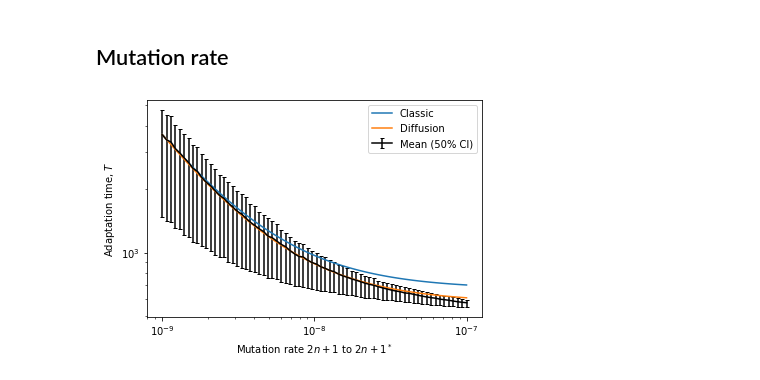
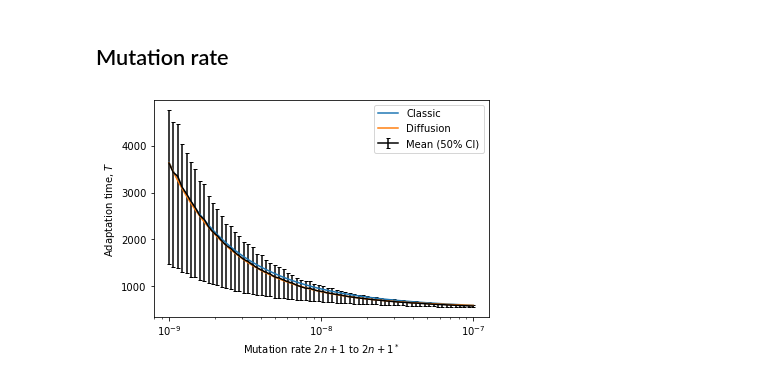
Before and after one commit to yoavram-lab/Heatrisomy, a Jupyter notebook: notebooks_mp/no aneuploidy.ipynb, the cells around one changed output. Cells and saved outputs as stored; diff of their text form; code cells hidden in the pictures.

```diff
--- a/notebooks_mp/no aneuploidy.ipynb
+++ b/notebooks_mp/no aneuploidy.ipynb
@@ -11,7 +13,7 @@ def τ(w_i, w_j, x, y):
     return np.log((x * (1-y)) / ((1-x) * y)) / np.log(w_j / w_i)
 
 
-def T(N, μ1, μ2, δ, w_euwt, w_anwt, w_anmt, w_eumt, PLOT_N=False, PLOT_δ=False ):
+def T(N, μ1, μ2, δ, w_euwt, w_anwt, w_anmt, w_eumt, x_0=0, PLOT_N=False, PLOT_δ=False ):
     assert w_euwt < w_anwt < w_anmt < w_eumt
     p_euwt_eumt = 1 - (1 - 2*((w_eumt - w_euwt) / w_euwt) * μ1)**N
     p_euwt_anwt = 1 - (1 - 2*((w_anwt - w_euwt) / w_euwt) * δ)**N
@@ -28,7 +30,7 @@ def T(N, μ1, μ2, δ, w_euwt, w_anwt, w_anmt, w_eumt, PLOT_N=False, PLOT_δ=Fal
     p_a = p_euwt_anwt / (p_euwt_eumt + p_euwt_anwt)
 
     #
-    τ_euwt_eumt = τ(w_euwt, w_eumt, x=0.95, y=np.maximum(δ,1/N))
+    τ_euwt_eumt = τ(w_euwt, w_eumt, x=0.95, y=np.maximum(x_0,1/N))
     # start with one or delta*N individuals  # why delta*N and not 2*s*delta*N
     τ_euwt_anwt = τ(w_euwt, w_anwt, x=1-1/N, y=np.maximum(δ, 1/N))
     #
@@ -119,7 +123,7 @@ def τ_kimura(N, w_i, w_j, x, y):
 #     print(J1, J2, u, 1-u)
     return J1 + ((1 - u) / u) * J2 # eq 17 in Kimura & Ohta, Genetics 1969
 # %%
-def T_kimura(N, μ1, μ2, δ, w_euwt, w_anwt, w_anmt, w_eumt):
+def T_kimura(N, μ1, μ2, δ, w_euwt, w_anwt, w_anmt, w_eumt, x_0=0):
     assert w_euwt < w_anwt < w_anmt < w_eumt
     p_euwt_eumt = 1 - (1 - p_kimura(N, (w_eumt - w_euwt) / w_euwt) * μ1)**N
     p_euwt_anwt = 1 - (1 - p_kimura(N, (w_anwt - w_euwt) / w_euwt) * δ)**N
@@ -137,7 +141,7 @@ def T_kimura(N, μ1, μ2, δ, w_euwt, w_anwt, w_anmt, w_eumt):
     p_a = p_euwt_anwt / (p_euwt_eumt + p_euwt_anwt)
 
     # τ_kimura(N, s, x0=None, max_x=1, min_x=0)
-    τ_euwt_eumt = τ_kimura(N, w_euwt, w_eumt, x=0.95, y=np.maximum(5e-8,1/N))
+    τ_euwt_eumt = τ_kimura(N, w_euwt, w_eumt, x=0.95, y=np.maximum(x_0,1/N))
     # start with one or delta*N individuals
     τ_euwt_anwt = τ_kimura(N, w_euwt, w_anwt, x=1-1/N, y=np.maximum(δ, 1/N))
     # no fix of anmt, don't count
@@ -198,23 +220,25 @@ plt.legend();
 
 msim_noaneuμ_manu=np.array([x for x in msim_noaneuμ_manu[0]])
 # %%
-N, μ, δ, w_euwt, w_anwt, w_anmt, w_eumt = 6e6, μm, 5.4e-04, 1, 1.021,1.025, 1.028
+N, μ, δ, w_euwt, w_anwt, w_anmt, w_eumt = 6e6, μm, 0, 1, 1.021,1.025, 1.028
 # %%
-T__ = T(N, μ, μ, 0, w_euwt, w_anwt, w_anmt, w_eumt)
-T_ = T_kimura(N, μ, μ, 0, w_euwt, w_anwt, w_anmt, w_eumt)
+T__ = T(N, μ, μ, 0, w_euwt, w_anwt, w_anmt, w_eumt, x_0=35*μ)
+T_ = T_kimura(N, μ, μ, 0, w_euwt, w_anwt, w_anmt, w_eumt, x_0=35*μ)
 # %%
 mean = np.mean(msim_noaneuμ_manu, axis=1)
 low = np.percentile(msim_noaneuμ_manu, 25, axis=1)
 high = np.percentile(msim_noaneuμ_manu, 75, axis=1)
 plt.errorbar(μ, mean, [mean-low, high-mean], color='k', capsize=2, label='Mean (50% CI)')
 
 plt.plot(μ, T__, label='Classic')
 plt.plot(μ, T_, label='Diffusion')
 
 plt.xscale('log')
-plt.yscale('log')
+#plt.yscale('log')
+#plt.xlim([1e-8,1e-7])
+#plt.ylim([530,1000])
 plt.xlabel("Mutation rate $2n+1$ to $2n+1^*$")
 plt.ylabel('Adaptation time, $T$')
 plt.legend();
 # %% [output]
-[figure, old version]
+[figure, new version]
```
Also changed, not shown: parts of 6 cells of this notebook, 1 other file.
